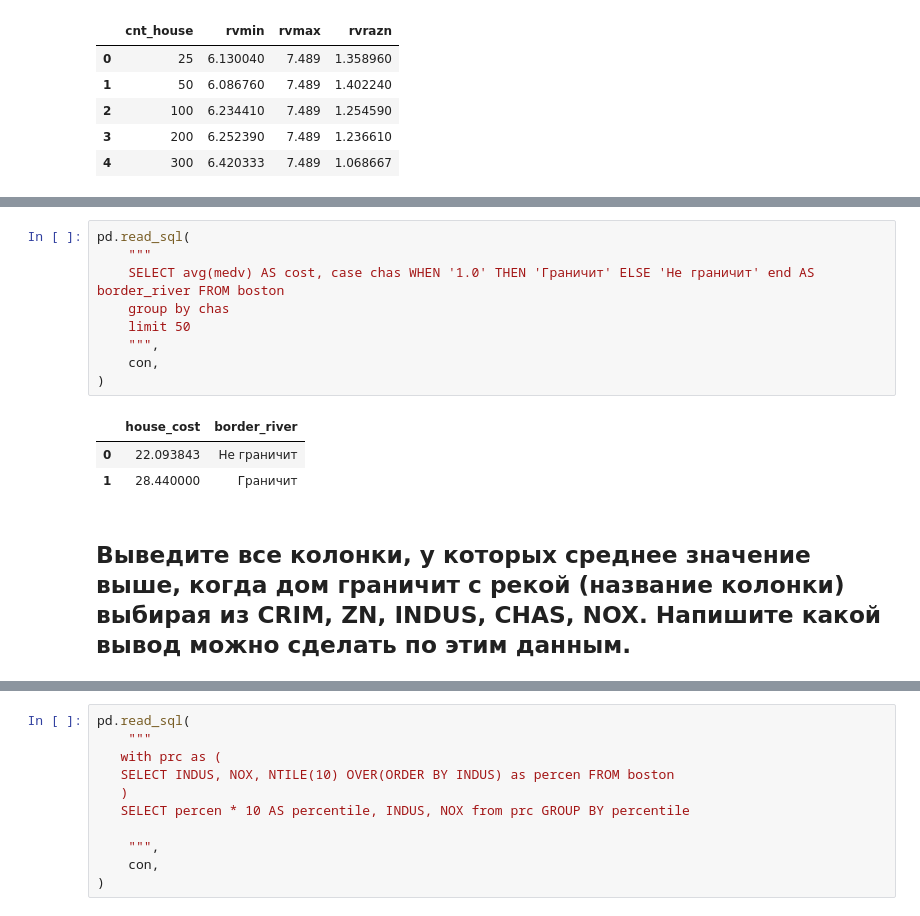
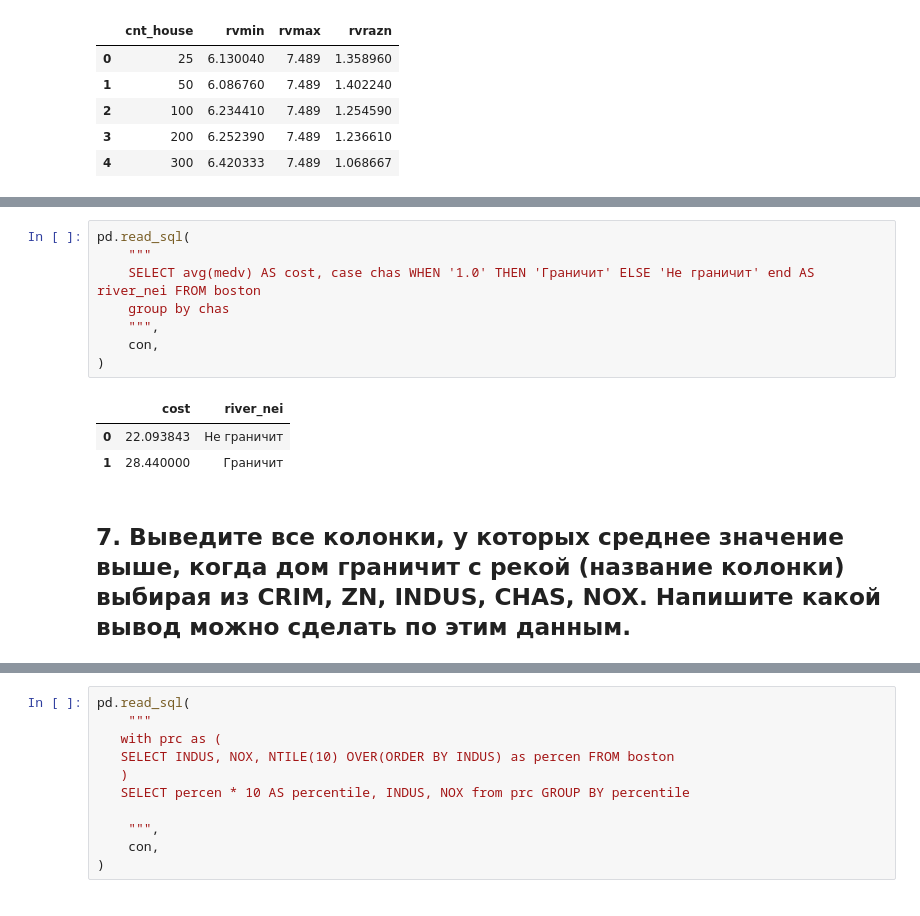
Before and after one commit to kamakristv/DS, a Jupyter notebook: SQL_2.ipynb, the cells around one changed output, grey strips where cells are left out. Saved outputs shown, nothing was run; the diff lists cells and outputs as text.

```diff
--- a/SQL_2.ipynb
+++ b/SQL_2.ipynb
@@ -177,15 +196,14 @@ pd.read_sql(
 # %%
 pd.read_sql(
     """
-    SELECT avg(medv) AS cost, case chas WHEN '1.0' THEN 'Граничит' ELSE 'Не граничит' end AS border_river FROM boston
+    SELECT avg(medv) AS cost, case chas WHEN '1.0' THEN 'Граничит' ELSE 'Не граничит' end AS river_nei FROM boston
     group by chas
-    limit 50
     """,
     con,
 )
 # %% [output]
-|  | house_cost | border_river |
+|  | cost | river_nei |
 | 0 | 22.093843 | Не граничит |
 | 1 | 28.440000 | Граничит |
 # %% [markdown]
-## Выведите все колонки, у которых среднее значение выше, когда дом граничит с рекой (название колонки) выбирая из CRIM, ZN, INDUS, CHAS, NOX. Напишите какой вывод можно сделать по этим данным.
+## 7. Выведите все колонки, у которых среднее значение выше, когда дом граничит с рекой (название колонки) выбирая из CRIM, ZN, INDUS, CHAS, NOX. Напишите какой вывод можно сделать по этим данным.
```
Also changed, not shown: parts of 12 cells of this notebook.
